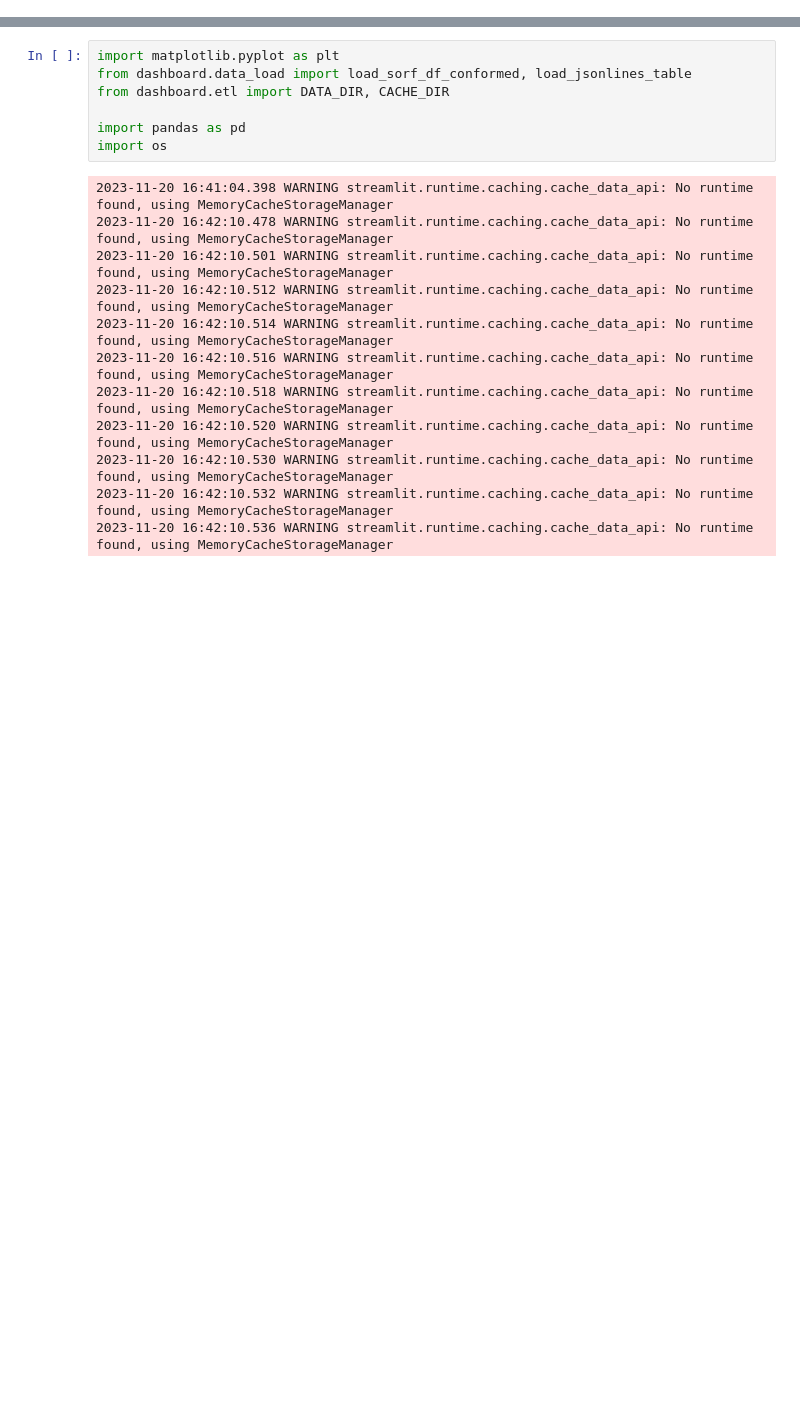
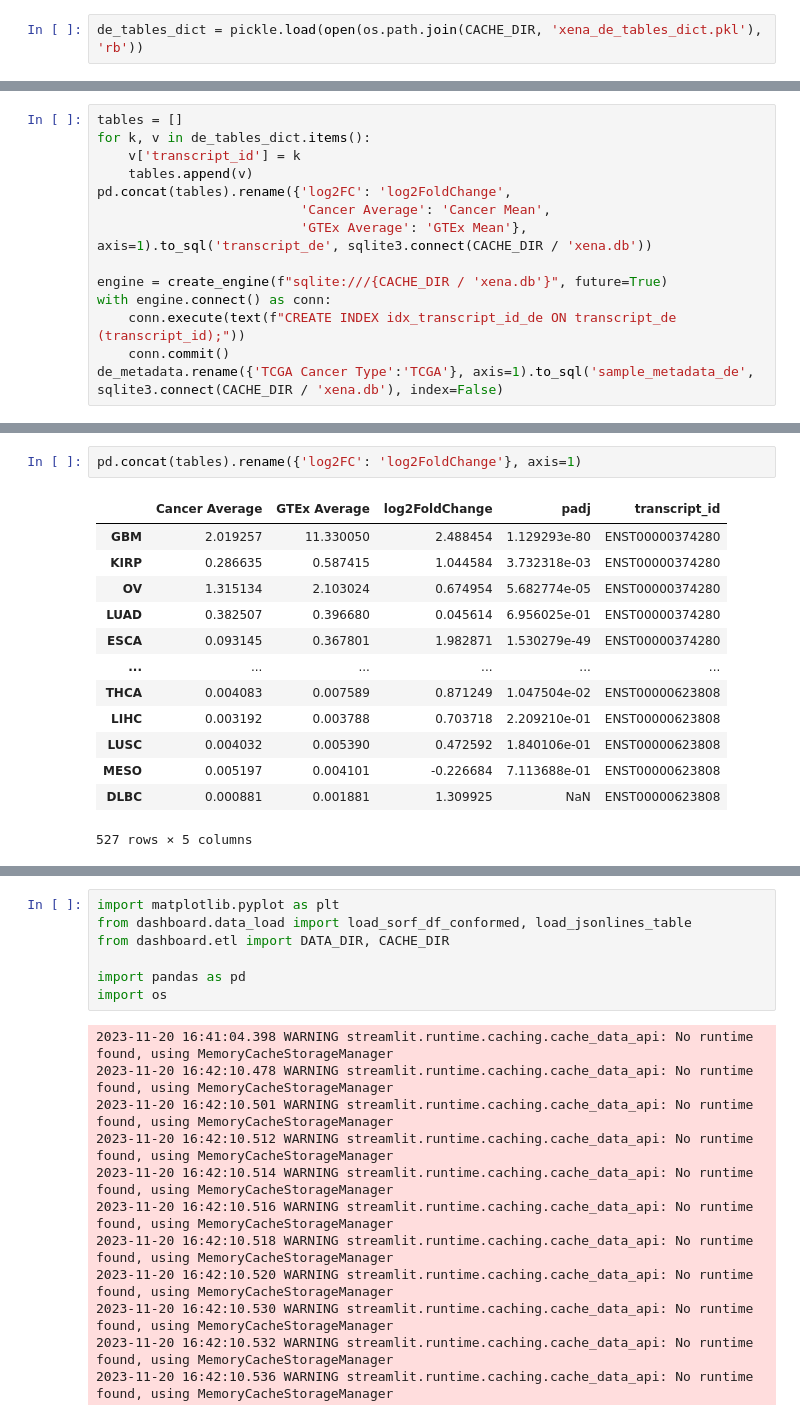
Before and after one commit to veliatx/dashboard, a Jupyter notebook: dashboard/testing.ipynb, the cells around one changed output, grey strips where cells are left out. Cells and saved outputs as stored; diff of their text form; blank space fills up the shorter version.

```diff
--- a/dashboard/testing.ipynb
+++ b/dashboard/testing.ipynb
@@ -7,0 +27,2 @@ from dashboard.data_load import load_sorf_df_conformed
+# %%
+de_tables_dict = pickle.load(open(os.path.join(CACHE_DIR, 'xena_de_tables_dict.pkl'), 'rb'))
@@ -7,0 +52,14 @@ from dashboard.data_load import load_sorf_df_conformed
+# %%
+tables = []
+for k, v in de_tables_dict.items():
+    v['transcript_id'] = k
+    tables.append(v)
+pd.concat(tables).rename({'log2FC': 'log2FoldChange',
+                          'Cancer Average': 'Cancer Mean',
+                          'GTEx Average': 'GTEx Mean'}, axis=1).to_sql('transcript_de', sqlite3.connect(CACHE_DIR / 'xena.db'))
+
+engine = create_engine(f"sqlite:///{CACHE_DIR / 'xena.db'}", future=True)
+with engine.connect() as conn:
+    conn.execute(text(f"CREATE INDEX idx_transcript_id_de ON transcript_de (transcript_id);"))
+    conn.commit()
+de_metadata.rename({'TCGA Cancer Type':'TCGA'}, axis=1).to_sql('sample_metadata_de', sqlite3.connect(CACHE_DIR / 'xena.db'), index=False)
@@ -7,0 +69,16 @@ from dashboard.data_load import load_sorf_df_conformed
+# %%
+pd.concat(tables).rename({'log2FC': 'log2FoldChange'}, axis=1)
+# %% [output]
+|  | Cancer Average | GTEx Average | log2FoldChange | padj | transcript_id |
+| GBM | 2.019257 | 11.330050 | 2.488454 | 1.129293e-80 | ENST00000374280 |
+| KIRP | 0.286635 | 0.587415 | 1.044584 | 3.732318e-03 | ENST00000374280 |
+| OV | 1.315134 | 2.103024 | 0.674954 | 5.682774e-05 | ENST00000374280 |
+| LUAD | 0.382507 | 0.396680 | 0.045614 | 6.956025e-01 | ENST00000374280 |
+| ESCA | 0.093145 | 0.367801 | 1.982871 | 1.530279e-49 | ENST00000374280 |
+| ... | ... | ... | ... | ... | ... |
+| THCA | 0.004083 | 0.007589 | 0.871249 | 1.047504e-02 | ENST00000623808 |
+| LIHC | 0.003192 | 0.003788 | 0.703718 | 2.209210e-01 | ENST00000623808 |
+| LUSC | 0.004032 | 0.005390 | 0.472592 | 1.840106e-01 | ENST00000623808 |
+| MESO | 0.005197 | 0.004101 | -0.226684 | 7.113688e-01 | ENST00000623808 |
+| DLBC | 0.000881 | 0.001881 | 1.309925 | NaN | ENST00000623808 |
+527 rows × 5 columns
```
Also changed, not shown: parts of 8 cells of this notebook, 6 other files.
